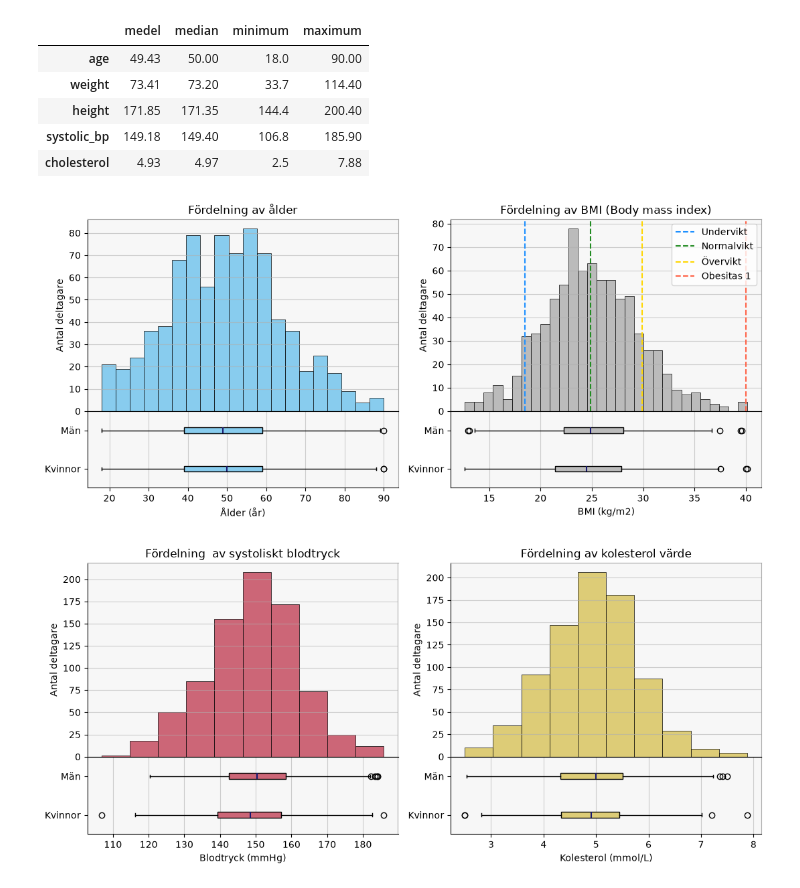
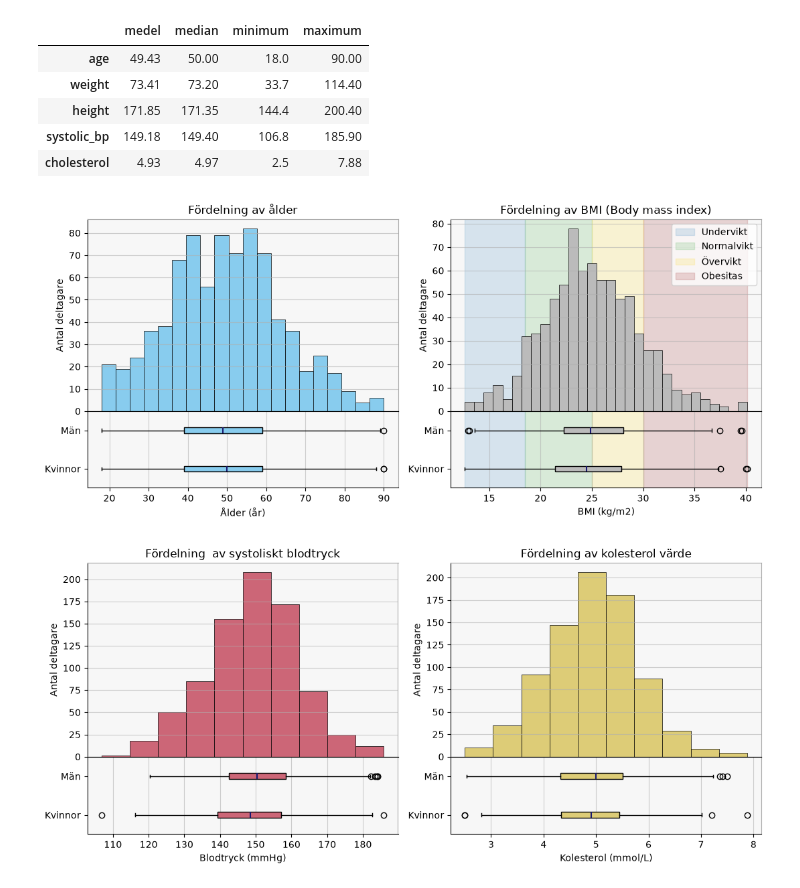
Before and after one commit to utruedsson/DS26_PYSTDA_assignment, a Jupyter notebook: health_study.ipynb, the cells around one changed output. Drawn from its saved outputs; the diff is of its cells as text; code cells hidden in the pictures.

```diff
--- a/health_study.ipynb
+++ b/health_study.ipynb
@@ -206,40 +207,49 @@ axes[1,0].grid(True, axis="x", alpha=0.6)
 
 
 # bmi
+bmi_min = min(data["bmi"].min(), 15.0)
+bmi_max = max(data["bmi"].max(), 35.0)
+bmi_zon = [
+    {"min": bmi_min, "max": 18.5,    "color": "tab:blue",  "label": "Undervikt"},
+    {"min": 18.5,    "max": 25.0,    "color": "tab:green", "label": "Normalvikt"},
+    {"min": 25.0,    "max": 30.0,    "color": "gold",      "label": "Övervikt"},
+    {"min": 30.0,    "max": bmi_max, "color": "darkred",   "label": "Obesitas"},
+]
+
+for zon in bmi_zon:
+    axes[0,1].axvspan(zon["min"], zon["max"], color=zon["color"], alpha=0.15, label=zon["label"])
+    axes[1,1].axvspan(zon["min"], zon["max"], color=zon["color"], alpha=0.15, label=zon["label"])
+
 axes[0,1].hist(data.bmi, bins=30, color='#BBBBBB', edgecolor='black', linewidth=0.5)
-axes[0,1].axvline(x=18.5, color='dodgerblue', linestyle='--', linewidth=1.5, label='Undervikt')
-axes[0,1].axvline(x=24.9, color='forestgreen', linestyle='--', linewidth=1.5, label='Normalvikt')
-axes[0,1].axvline(x=29.9, color='gold', linestyle='--', linewidth=1.5, label='Övervikt')
-axes[0,1].axvline(x=40, color='tomato', linestyle='--', linewidth=1.5, label='Obesitas 1')
 axes[0,1].set_facecolor("#F7F7F7")
 axes[0,1].set_title("Fördelning av BMI (Body mass index)")
 axes[0,1].set_xlabel("BMI (kg/m2)")
 axes[0,1].set_ylabel("Antal deltagare")
 axes[0,1].grid(True, axis="y", alpha=0.6)
 axes[0,1].legend()
 
 axes[1,1].boxplot([data.loc[data.sex == "F", "bmi"],
                 data.loc[data.sex == "M", "bmi"]],
                 tick_labels=["Kvinnor", "Män"],
                 patch_artist=True,
                 boxprops=dict(facecolor='#BBBBBB', edgecolor='black'),
                 medianprops = dict(color="midnightblue", linewidth=1.5),
                 orientation='horizontal')
 axes[1,1].set_facecolor("#F7F7F7")
 axes[1,1].set_xlabel("BMI (kg/m2)")
 axes[1,1].grid(True, axis="x", alpha=0.6)
 
 
 axes[0,0].spines['top'].set_color('darkgray')
 axes[0,0].spines['right'].set_color('darkgray')
 axes[1,0].spines['right'].set_color('darkgray')
 axes[0,1].spines['top'].set_color('darkgray')
 axes[0,1].spines['right'].set_color('darkgray')
 axes[1,1].spines['right'].set_color('darkgray')
 
 plt.tight_layout()
 # %% [output]
-[figure, old version]
+[figure, new version]
 # %%
 fig, axes = plt.subplots(2, 2, figsize=(11, 5), gridspec_kw={"height_ratios":[5,2], 'hspace': 0})
 
```
Also changed, not shown: parts of 17 cells of this notebook.
